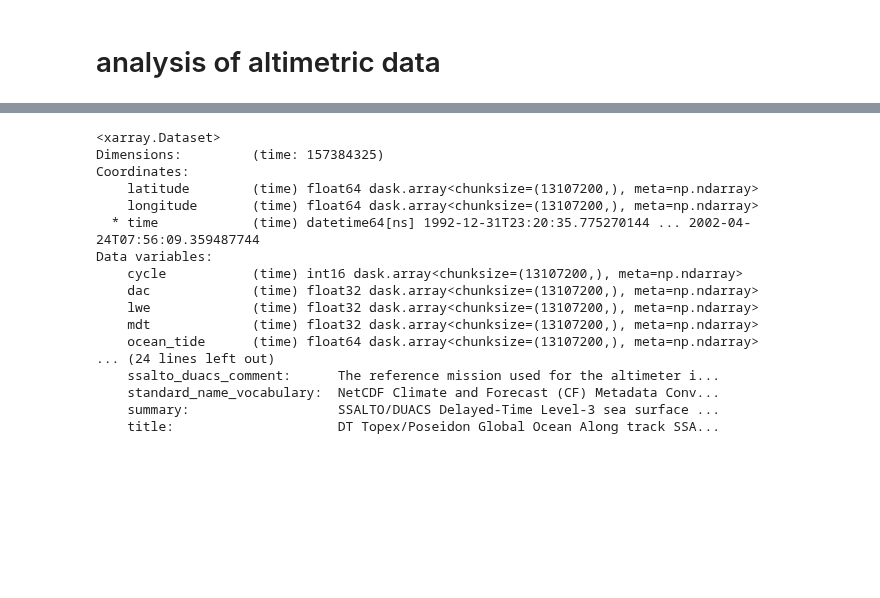
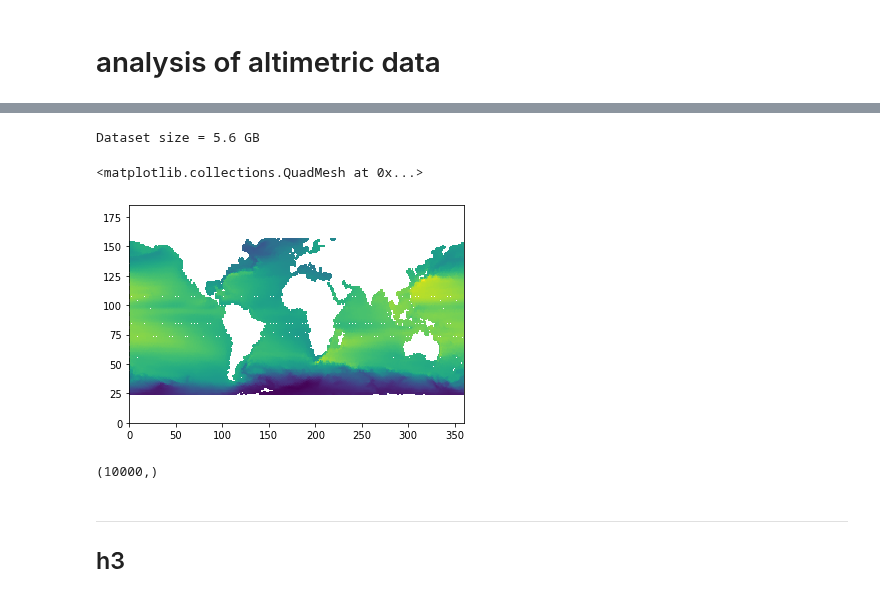
Before and after one commit to apatlpo/itide_ops, a Jupyter notebook: tipe_2019/altimetry.ipynb, the cells around one changed output, grey strips where cells are left out. Saved outputs shown, nothing was run; the diff lists cells and outputs as text; code cells hidden in the pictures; blank space fills up the shorter version.

```diff
--- a/tipe_2019/altimetry.ipynb
+++ b/tipe_2019/altimetry.ipynb
@@ -14,20 +87,13 @@ ds = xarray.open_zarr(gcsmap)
+# %%
+ds = ds0.isel(time=slice(0,int(1e8))).chunk({'time':1e6})
+#ds = ds0.where((ds.longitude<45)&(ds.longitude>-45), drop=True)
+#ds = ds0 # crashes
+print('Dataset size = %.1f GB' %(ds.nbytes/1e9))
+# %% [output]
+Dataset size = 5.6 GB
 # %%
-ds
+ds = ds.persist()
-# %% [output]
-<xarray.Dataset>
-Dimensions:         (time: 157384325)
-Coordinates:
-    latitude        (time) float64 dask.array<chunksize=(13107200,), meta=np.ndarray>
-    longitude       (time) float64 dask.array<chunksize=(13107200,), meta=np.ndarray>
-  * time            (time) datetime64[ns] 1992-12-31T23:20:35.775270144 ... 2002-04-24T07:56:09.359487744
-Data variables:
-    cycle           (time) int16 dask.array<chunksize=(13107200,), meta=np.ndarray>
-    dac             (time) float32 dask.array<chunksize=(13107200,), meta=np.ndarray>
-    lwe             (time) float32 dask.array<chunksize=(13107200,), meta=np.ndarray>
-    mdt             (time) float32 dask.array<chunksize=(13107200,), meta=np.ndarray>
-    ocean_tide      (time) float64 dask.array<chunksize=(13107200,), meta=np.ndarray>
-... (24 lines left out)
-    ssalto_duacs_comment:      The reference mission used for the altimeter i...
-    standard_name_vocabulary:  NetCDF Climate and Forecast (CF) Metadata Conv...
-    summary:                   SSALTO/DUACS Delayed-Time Level-3 sea surface ...
-    title:                     DT Topex/Poseidon Global Ocean Along track SSA...
+# %%
+binning = pyinterp.Binning2D(
+    pyinterp.Axis(np.arange(-180, 180, 1), is_circle=True),
+    pyinterp.Axis(np.arange(-90, 95, 1)))
@@ -33,0 +103,5 @@ Data variables:
+# %%
+plt.pcolormesh(binning.variable('mean').T)
+# %% [output]
+<matplotlib.collections.QuadMesh at 0x...>
+[figure, added]
@@ -34,3 +110,10 @@ Data variables:
+# %%
+np.asarray(ds.mdt).flatten().shape
+# %% [output]
+(10000,)
+# %% [markdown]
+---
+## h3
 # %%
 ds = ds.isel(time=slice(0,int(1e6)))
 print('Dataset size = %.1f GB' %(ds.nbytes/1e9))
```
Also changed, not shown: parts of 18 cells of this notebook.
